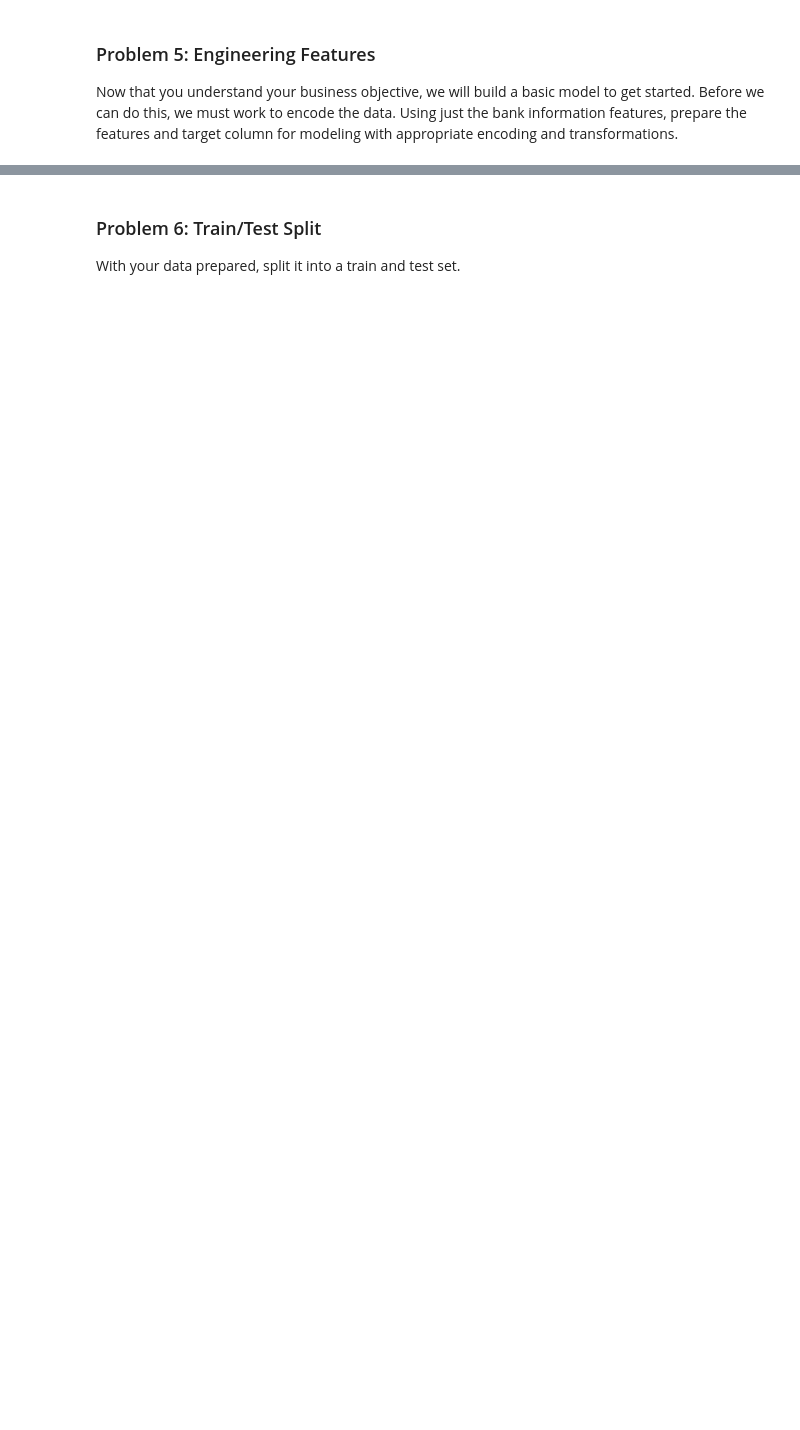
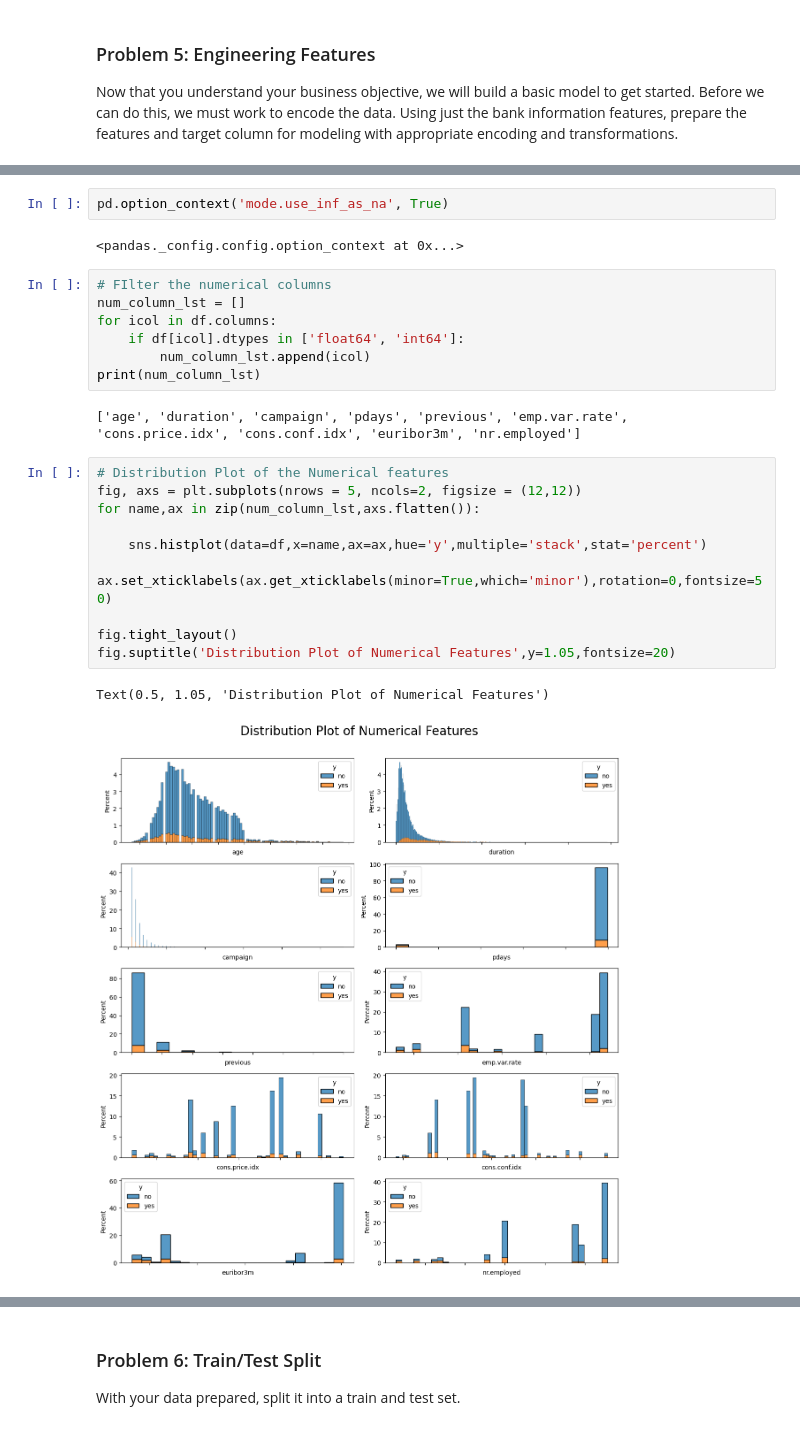
Before and after one commit to senrajah/comparing_classifiers, a Jupyter notebook: comparing_classifiers_bank.ipynb, the cells around one changed output, grey strips where cells are left out. Saved outputs shown, nothing was run; the diff lists cells and outputs as text; blank space fills up the shorter version.

```diff
--- a/comparing_classifiers_bank.ipynb
+++ b/comparing_classifiers_bank.ipynb
@@ -95,0 +150,26 @@ Now that you understand your business objective, we will build a basic model to
+# %%
+pd.option_context('mode.use_inf_as_na', True)
+# %% [output]
+<pandas._config.config.option_context at 0x...>
+# %%
+# FIlter the numerical columns
+num_column_lst = []
+for icol in df.columns:
+    if df[icol].dtypes in ['float64', 'int64']:
+        num_column_lst.append(icol)
+print(num_column_lst)
+# %% [output]
+['age', 'duration', 'campaign', 'pdays', 'previous', 'emp.var.rate', 'cons.price.idx', 'cons.conf.idx', 'euribor3m', 'nr.employed']
+# %%
+# Distribution Plot of the Numerical features
+fig, axs = plt.subplots(nrows = 5, ncols=2, figsize = (12,12))
+for name,ax in zip(num_column_lst,axs.flatten()):
+
+    sns.histplot(data=df,x=name,ax=ax,hue='y',multiple='stack',stat='percent')
+    ax.set_xticklabels(ax.get_xticklabels(minor=True,which='minor'),rotation=0,fontsize=50)
+
+fig.tight_layout()
+fig.suptitle('Distribution Plot of Numerical Features',y=1.05,fontsize=20)
+# %% [output]
+Text(0.5, 1.05, 'Distribution Plot of Numerical Features')
+[figure, added]
```
Also changed, not shown: parts of 50 cells of this notebook, 1 other file.
